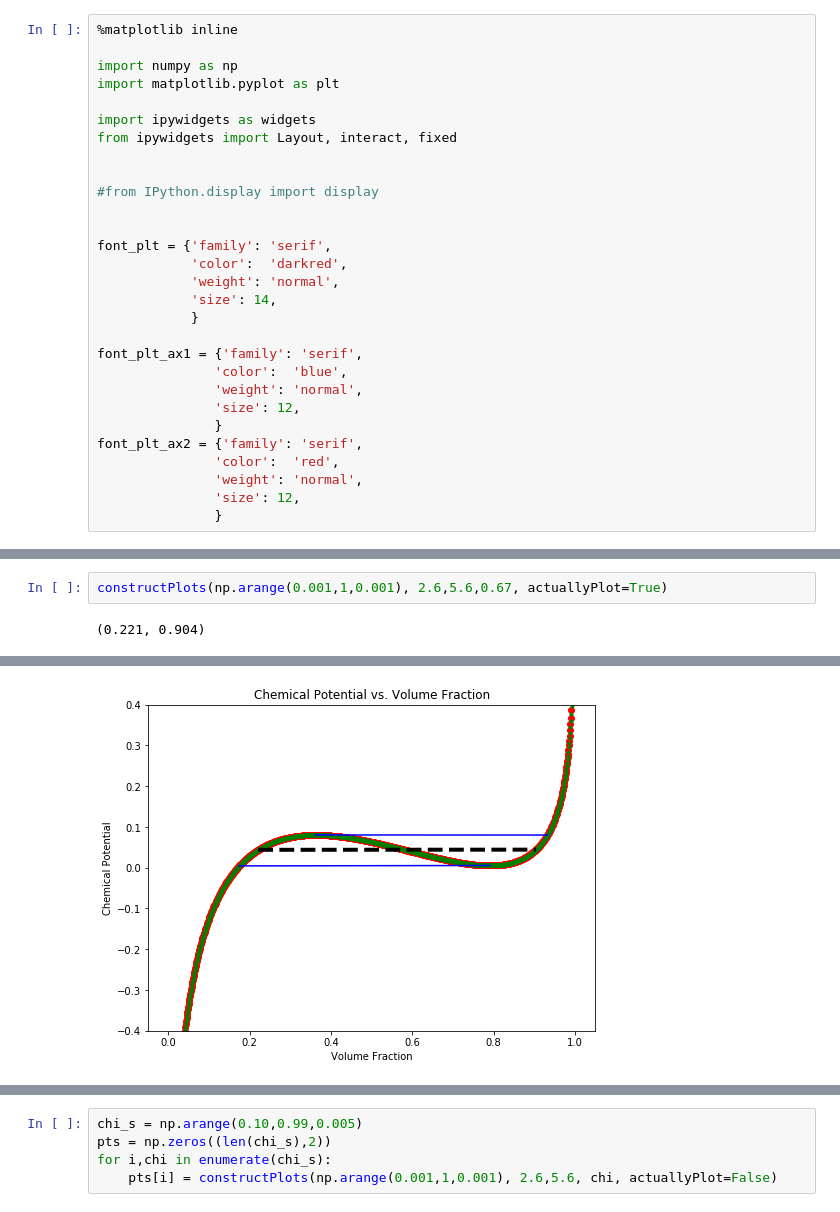
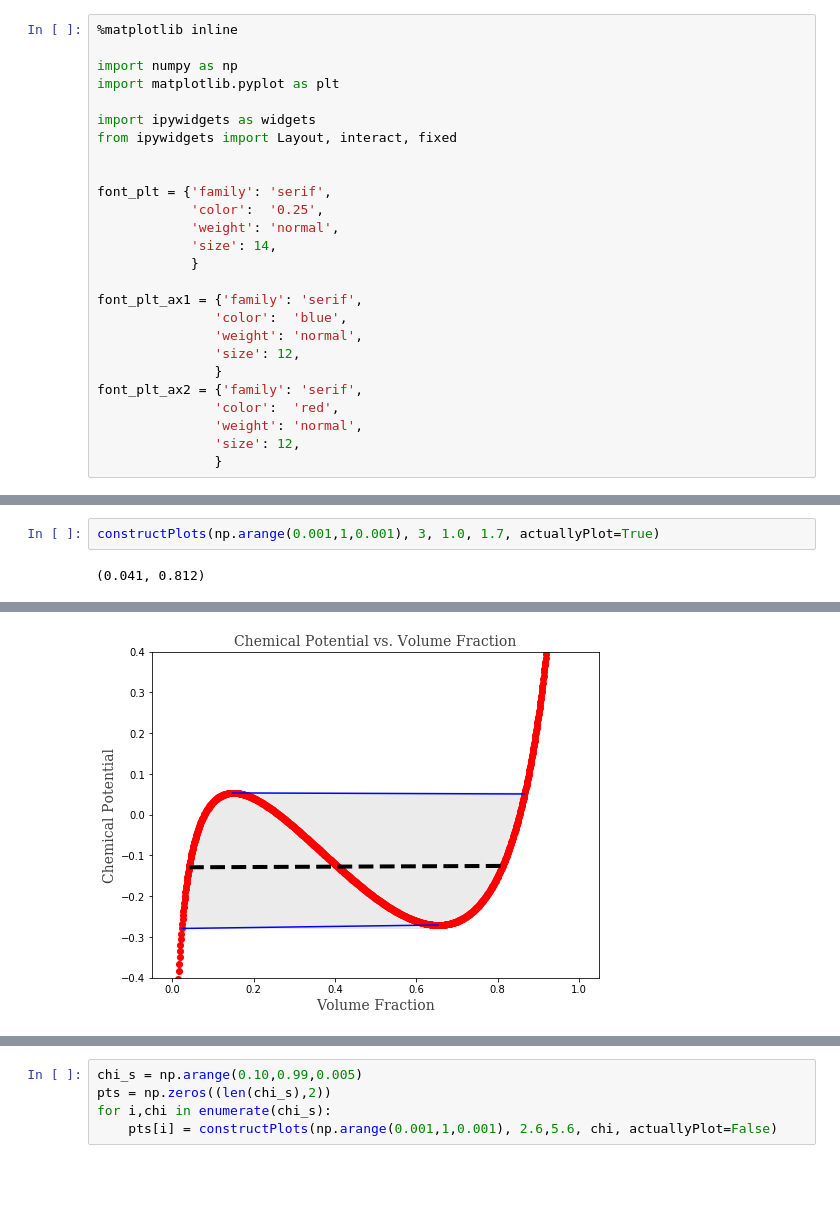
Before and after one commit to rmcgorty/PhaseSeparation, a Jupyter notebook: Interactive Flory-Huggins Phase Diagram - TrialRelease.ipynb, the cells around one changed output, grey strips where cells are left out. Drawn from its saved outputs; the diff is of its cells as text; blank space fills up the shorter version.

```diff
--- a/Interactive Flory-Huggins Phase Diagram - TrialRelease.ipynb
+++ b/Interactive Flory-Huggins Phase Diagram - TrialRelease.ipynb
@@ -8,11 +8,8 @@ import ipywidgets as widgets
 from ipywidgets import Layout, interact, fixed
 
 
-#from IPython.display import display
-
-
 font_plt = {'family': 'serif',
-            'color':  'darkred',
+            'color':  '0.25',
             'weight': 'normal',
             'size': 14,
             }
@@ -267,6 +293,6 @@ def constructPlots (phi, Na, Nb, xi, actuallyPlot=True):
 
             return phi1,phi2
 # %%
-constructPlots(np.arange(0.001,1,0.001), 2.6,5.6,0.67, actuallyPlot=True)
+constructPlots(np.arange(0.001,1,0.001), 3, 1.0, 1.7, actuallyPlot=True)
 # %% [output]
-(0.221, 0.904)
+(0.041, 0.812)
@@ -274 +300 @@ constructPlots(np.arange(0.001,1,0.001), 2.6,5.6,0.67, actuallyPlot=True)
-[figure, old version]
+[figure, new version]
```
Also changed, not shown: parts of 3 cells of this notebook.
